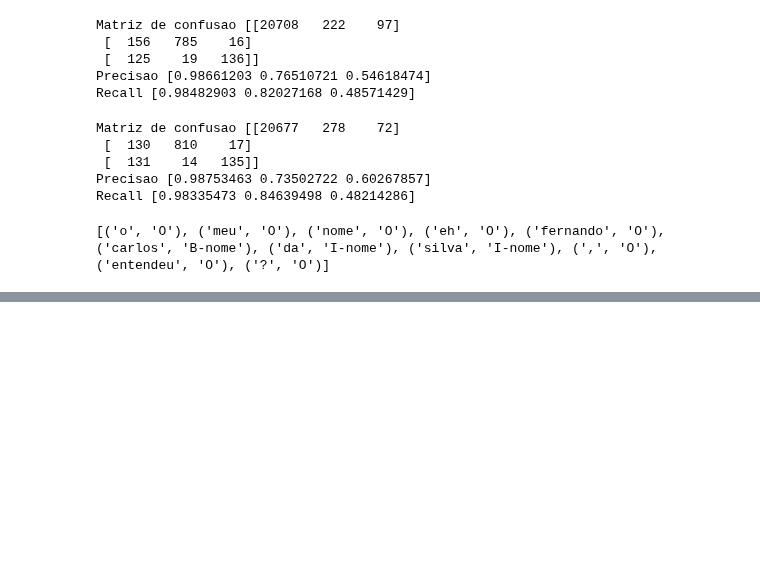
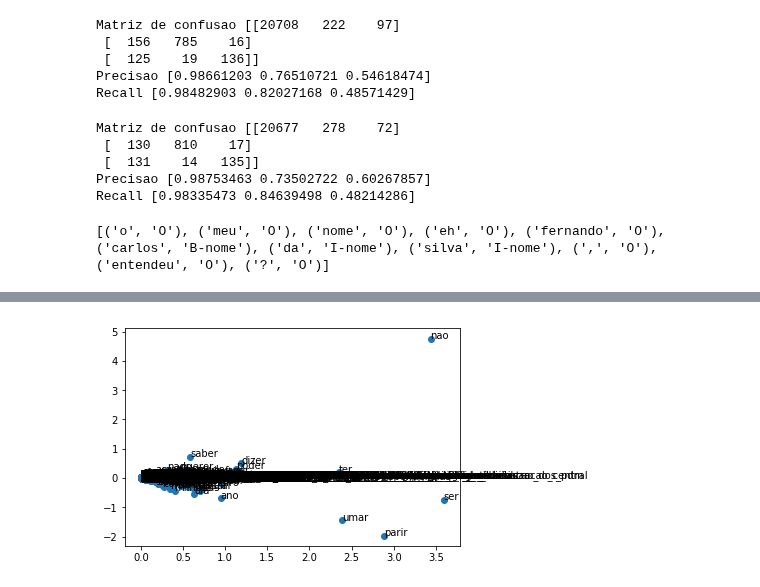
Before and after one commit to fnbalves/curso_machine_learning, a Jupyter notebook: Aprendendo python - parte 4 (processamento de texto e nltk).ipynb, the cells around one changed output, grey strips where cells are left out. Drawn from its saved outputs; the diff is of its cells as text; code cells hidden in the pictures; blank space fills up the shorter version.

```diff
--- a/Aprendendo python - parte 4 (processamento de texto e nltk).ipynb
+++ b/Aprendendo python - parte 4 (processamento de texto e nltk).ipynb
@@ -616,0 +824,2 @@ print(prediction)
+# %%
+document_term_m = vectorizer.fit_transform(transformed_sents)
@@ -616,0 +831,4 @@ print(prediction)
+# %%
+import pandas as pd
+
+df_document_term_m = pd.DataFrame(document_term_m.todense(), columns=vectorizer.get_feature_names())
@@ -616,0 +845,2 @@ print(prediction)
+# %%
+df_term_document = df_document_term_m.T
@@ -616,0 +857,4 @@ print(prediction)
+# %%
+from sklearn.preprocessing import Normalizer
+lsa = TruncatedSVD(2, algorithm = 'arpack')
+dtm_lsa = lsa.fit_transform(df_term_document)
@@ -616,0 +871,10 @@ print(prediction)
+# %%
+%matplotlib inline
+
+plt.figure()
+plt.scatter(dtm_lsa[:,0], dtm_lsa[:, 1])
+for i, word in enumerate(vectorizer.get_feature_names()):
+    plt.annotate(s = word, xy=dtm_lsa[i,:])
+plt.show()
+# %% [output]
+[figure, added]
```
Also changed, not shown: parts of 47 cells of this notebook.
